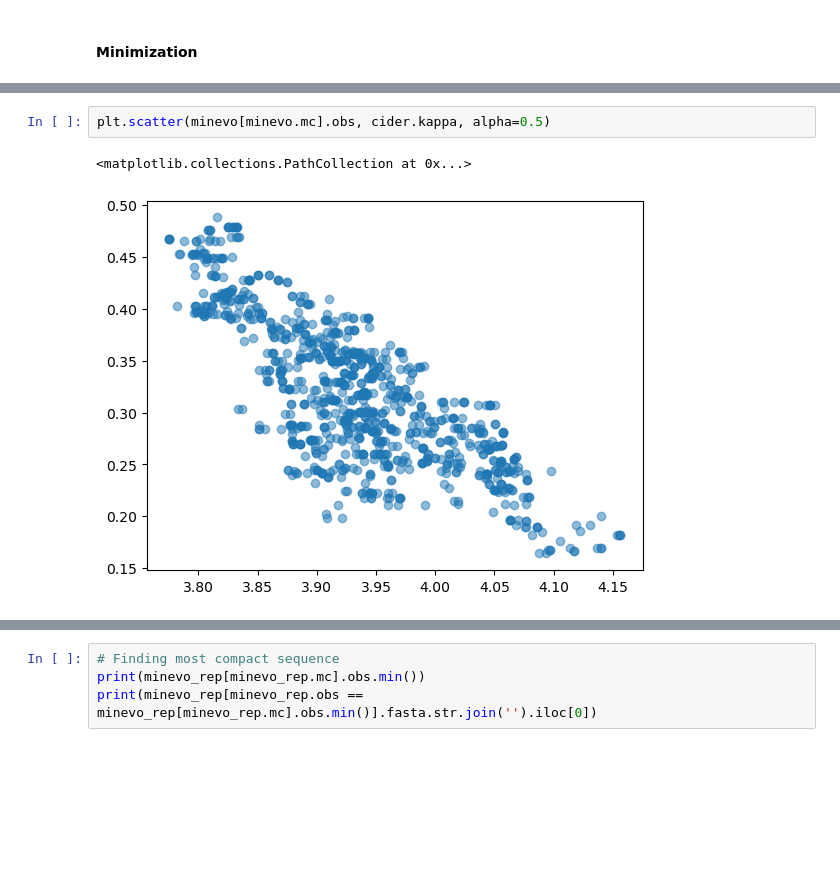
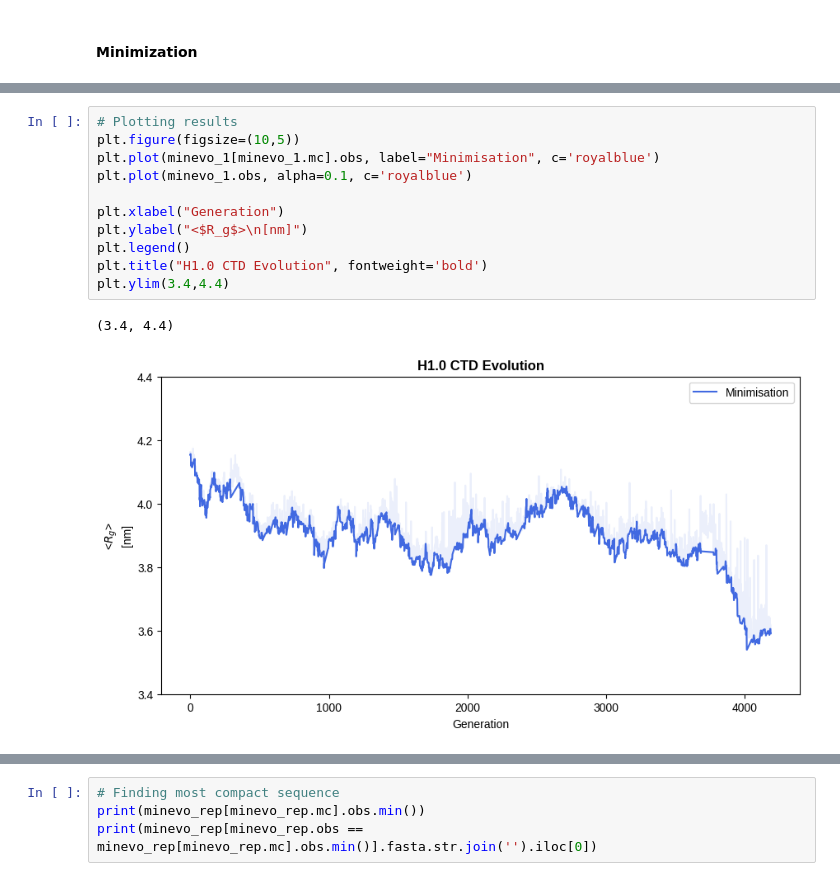
Before and after one commit to frederikespersen/OrthoIDP, a Jupyter notebook: exp/idpevo_h1-0/idpevo_h1-0.ipynb, the cells around one changed output, grey strips where cells are left out. Drawn from its saved outputs; the diff is of its cells as text; blank space fills up the shorter version.

```diff
--- a/exp/idpevo_h1-0/idpevo_h1-0.ipynb
+++ b/exp/idpevo_h1-0/idpevo_h1-0.ipynb
@@ -195,5 +178,14 @@ Text(0, 0.5, 'pos. of neg. res.')
-# %%
-plt.scatter(minevo[minevo.mc].obs, cider.kappa, alpha=0.5)
-# %% [output]
-<matplotlib.collections.PathCollection at 0x...>
-[figure, removed]
+# %%
+# Plotting results
+plt.figure(figsize=(10,5))
+plt.plot(minevo_1[minevo_1.mc].obs, label="Minimisation", c='royalblue')
+plt.plot(minevo_1.obs, alpha=0.1, c='royalblue')
+
+plt.xlabel("Generation")
+plt.ylabel("<$R_g$>\n[nm]")
+plt.legend()
+plt.title("H1.0 CTD Evolution", fontweight='bold')
+plt.ylim(3.4,4.4)
+# %% [output]
+(3.4, 4.4)
+[figure, added]
```
Also changed, not shown: parts of 39 cells of this notebook, 3 other files.
